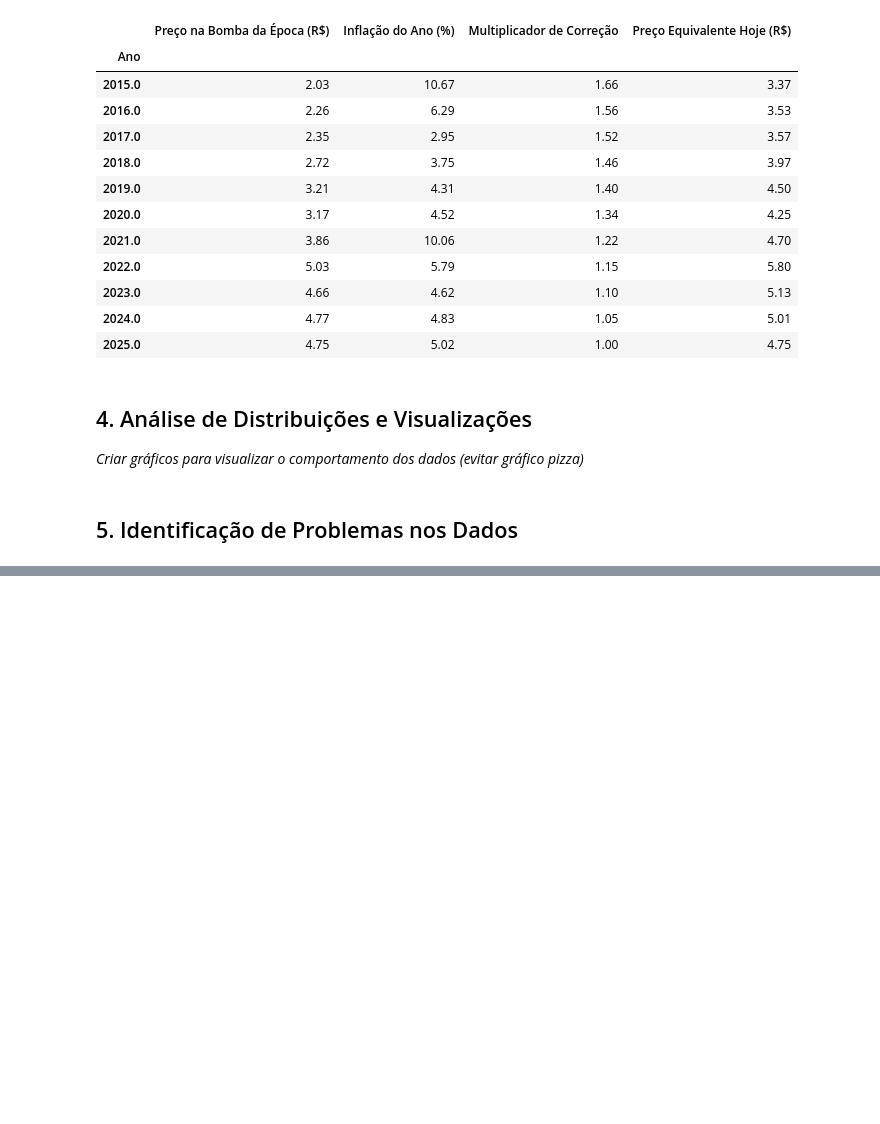
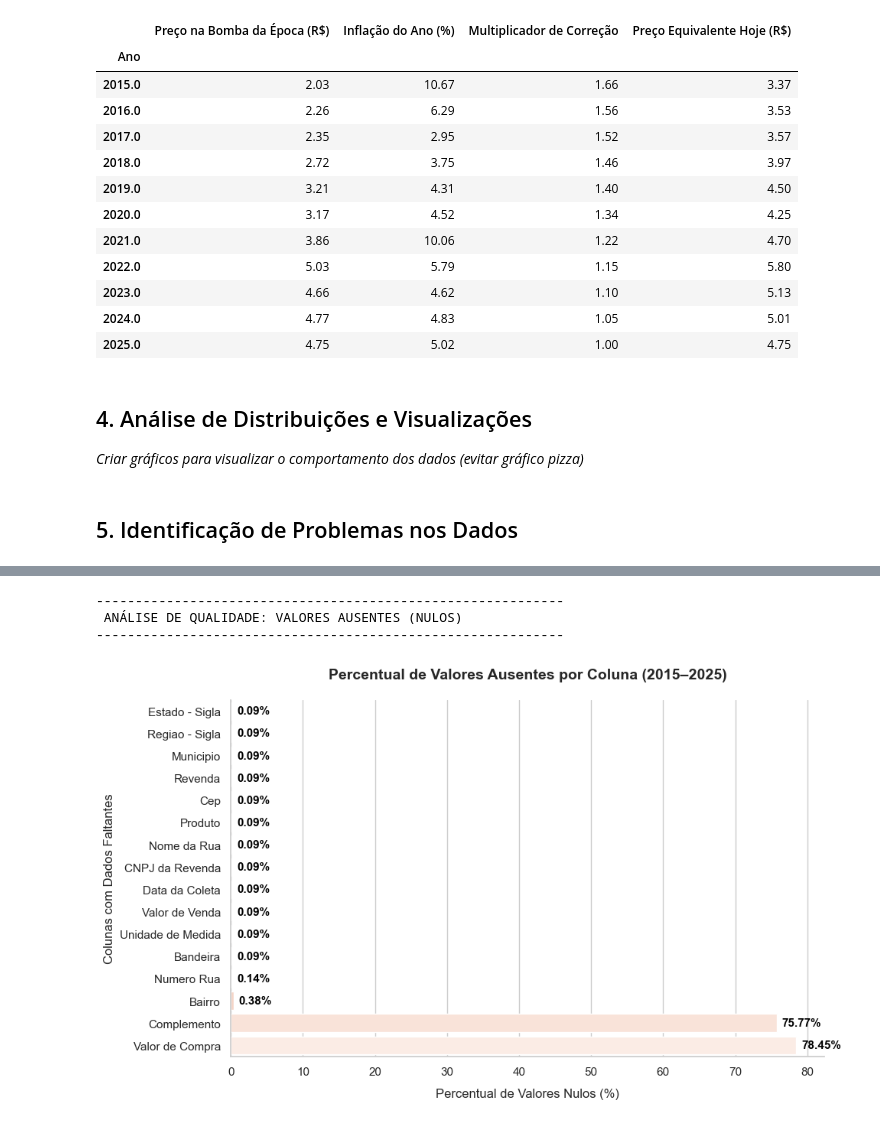
Before and after one commit to LucasCabra7/precos-combustiveis-brasil-2015-2025, a Jupyter notebook: Grupo_4_Análise_Exploratória_e_Modelagem_Preditiva_dos_Preços_de_Combustíveis_no_Brasil_(2015–2025).ipynb, the cells around one changed output, grey strips where cells are left out. Saved outputs shown, nothing was run; the diff lists cells and outputs as text; code cells hidden in the pictures; blank space fills up the shorter version.

```diff
--- a/Grupo_4_Análise_Exploratória_e_Modelagem_Preditiva_dos_Preços_de_Combustíveis_no_Brasil_(2015–2025).ipynb
+++ b/Grupo_4_Análise_Exploratória_e_Modelagem_Preditiva_dos_Preços_de_Combustíveis_no_Brasil_(2015–2025).ipynb
@@ -84,7 +84,7 @@ class PipelineDePreparacaoDeDados:
         return dados_formatados
 
 # Execução
-caminho_dataset = 'components/Dataset_Completo_2015_2025.csv'
+caminho_dataset = 'data/Dataset_Completo_2015_2025.csv'
 
 carregador_csv = CarregadorDeDataset(caminho_dataset)
 formatador_de_colunas = FormatadorDeDados()
@@ -1079,0 +1212,63 @@ analisador_evolucao_real_vs_nominal.exibir_relatorio_ajustados_pela_inflacao()
+# %%
+class AnalisadorDeQualidadeDeDados:
+    def __init__(self, dataframe: pd.DataFrame):
+        self.dataframe = dataframe
+        sns.set_theme(style="whitegrid")
+
+    def calcular_percentual_de_valores_ausentes(self):
+        percentuais_nulos = (self.dataframe.isnull().sum() / len(self.dataframe)) * 100
+
+        percentuais_nulos = percentuais_nulos[percentuais_nulos > 0].sort_values(ascending=False).round(2)
+
+        return percentuais_nulos
+
+    def plotar_grafico_de_valores_ausentes(self, percentuais_nulos: pd.Series):
+        print("\n" + "-"*60)
+        print(" ANÁLISE DE QUALIDADE: VALORES AUSENTES (NULOS)")
+        print("-"*60 + "\n")
+
+        if percentuais_nulos.empty:
+            print("✅ Excelente! Não há valores ausentes no dataset.")
+            return
+
+        plt.figure(figsize=(10, 6))
+
+        dados_para_plot = percentuais_nulos.sort_values(ascending=True)
+
+        ax = sns.barplot(
+            x=dados_para_plot.values,
+            y=dados_para_plot.index,
+            palette='Reds_r',
+            hue=dados_para_plot.index,
+            legend=False
+        )
+
+        for barra in ax.patches:
+            ax.annotate(
+                f'{barra.get_width():.2f}%',
+                (barra.get_width(), barra.get_y() + barra.get_height() / 2.),
+                ha='left', va='center',
+                fontsize=11, color='black', fontweight='bold',
+                xytext=(5, 0), textcoords='offset points' # Desloca o texto um pouco para a direita
+            )
+
+        plt.title('Percentual de Valores Ausentes por Coluna (2015–2025)', fontsize=14, fontweight='bold', pad=20)
+        plt.xlabel('Percentual de Valores Nulos (%)', fontsize=12, labelpad=10)
+        plt.ylabel('Colunas com Dados Faltantes', fontsize=12)
+
+        sns.despine()
+        plt.tight_layout()
+        plt.show()
+
+    def gerar_relatorio_de_qualidade_de_dados(self):
+        dados_calculados = self.calcular_percentual_de_valores_ausentes()
+        self.plotar_grafico_de_valores_ausentes(dados_calculados)
+
+
+analisador_qualidade = AnalisadorDeQualidadeDeDados(dataframe_final)
+analisador_qualidade.gerar_relatorio_de_qualidade_de_dados()
+# %% [output]
+------------------------------------------------------------
+ ANÁLISE DE QUALIDADE: VALORES AUSENTES (NULOS)
+------------------------------------------------------------
+[figure, added]
```
Also changed, not shown: parts of 28 cells of this notebook, 1 other file.
